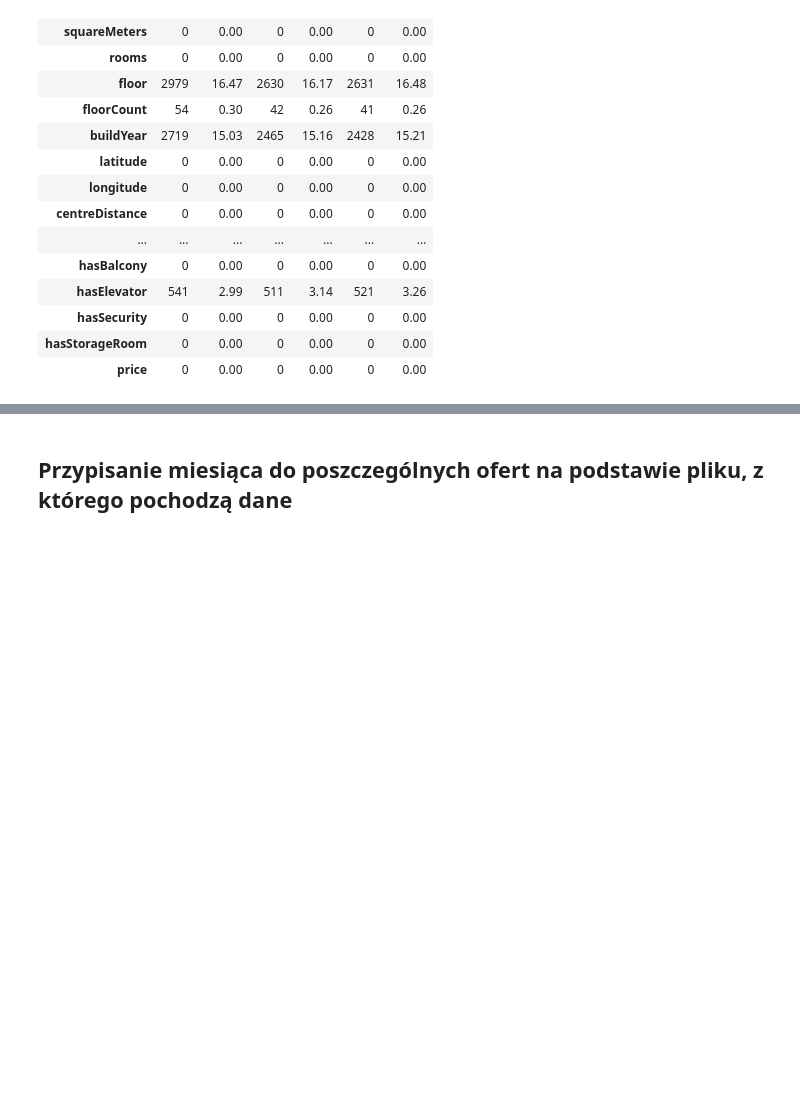
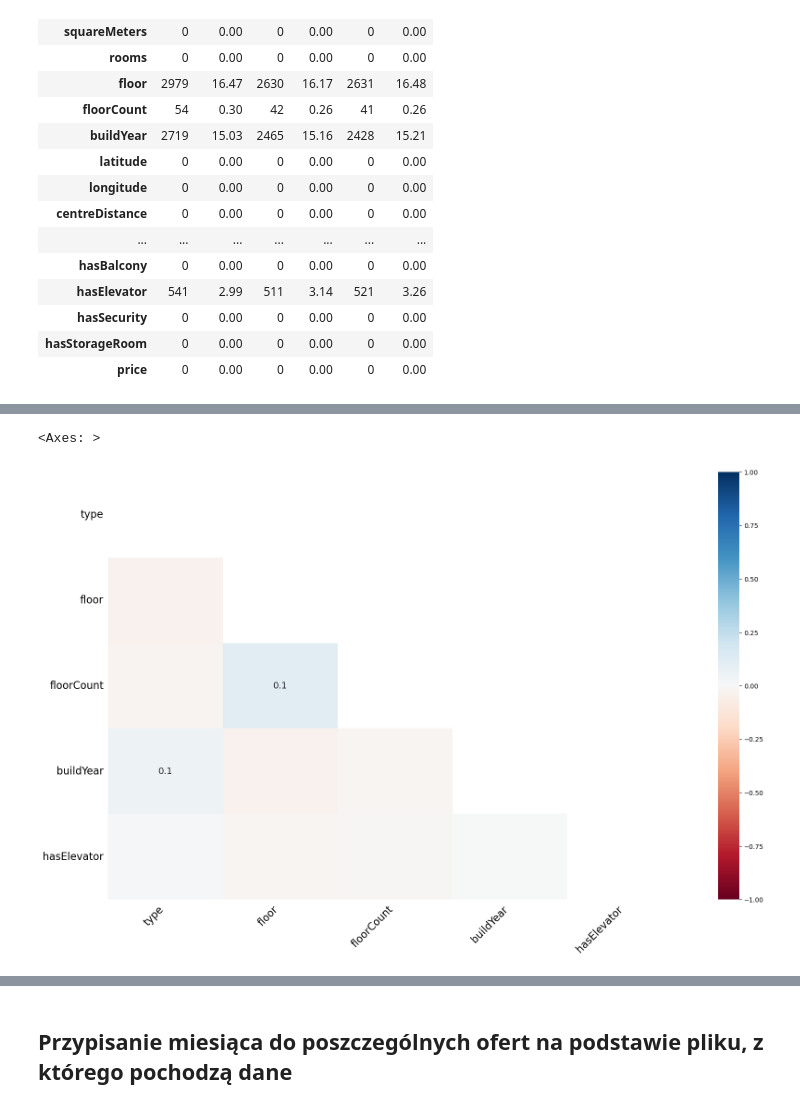
Before and after one commit to Roger1121/FlatAI, a Jupyter notebook: DataProcessing.ipynb, the cells around one changed output, grey strips where cells are left out. Cells and saved outputs as stored; diff of their text form; code cells hidden in the pictures; blank space fills up the shorter version.

```diff
--- a/DataProcessing.ipynb
+++ b/DataProcessing.ipynb
@@ -124,0 +132,5 @@ missing_values
+# %%
+msno.heatmap(data_SEP)
+# %% [output]
+<Axes: >
+[figure, added]
```
Also changed, not shown: parts of 35 cells of this notebook.
